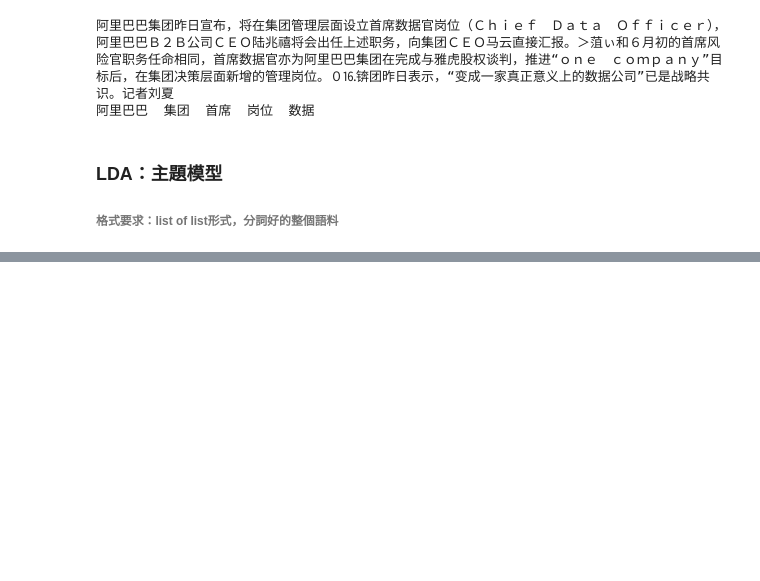
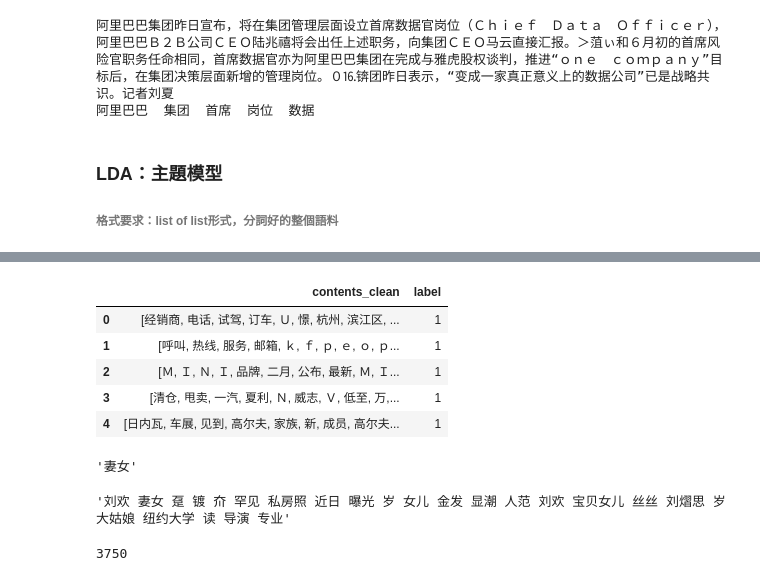
Before and after one commit to hardliver/learn_nlp, a Jupyter notebook: news_classification/main.ipynb, the cells around one changed output, grey strips where cells are left out. Saved outputs shown, nothing was run; the diff lists cells and outputs as text; code cells hidden in the pictures; blank space fills up the shorter version.

```diff
--- a/news_classification/main.ipynb
+++ b/news_classification/main.ipynb
@@ -195,0 +211,11 @@ for topic in lda.print_topics(num_topics=20, num_words=5):
+# %%
+label_mapping = {'汽车': 1, '财经': 2, '科技': 3, '健康': 4, '体育': 5, '教育': 6, '文化': 7, '军事': 8, '娱乐': 9, '时尚': 0}
+df_train['label'] = df_train['label'].map(label_mapping)
+df_train.head()
+# %% [output]
+|  | contents_clean | label |
+| 0 | [经销商, 电话, 试驾, 订车, Ｕ, 憬, 杭州, 滨江区, ... | 1 |
+| 1 | [呼叫, 热线, 服务, 邮箱, ｋ, ｆ, ｐ, ｅ, ｏ, ｐ... | 1 |
+| 2 | [Ｍ, Ｉ, Ｎ, Ｉ, 品牌, 二月, 公布, 最新, Ｍ, Ｉ... | 1 |
+| 3 | [清仓, 甩卖, 一汽, 夏利, Ｎ, 威志, Ｖ, 低至, 万,... | 1 |
+| 4 | [日内瓦, 车展, 见到, 高尔夫, 家族, 新, 成员, 高尔夫... | 1 |
@@ -195,0 +226,19 @@ for topic in lda.print_topics(num_topics=20, num_words=5):
+# %%
+x_train[0][1]
+# %% [output]
+'妻女'
+# %%
+words = []
+for line_index in range(len(x_train)):
+    try:
+#         x_train[line_index][word_index] = str(x_train[line_index][word_index])
+        words.append(' '.join(x_train[line_index]))
+    except:
+        print(line_index, word_index)
+words[0]
+# %% [output]
+'刘欢 妻女 趸 镀 夼 罕见 私房照 近日 曝光 岁 女儿 金发 显潮 人范 刘欢 宝贝女儿 丝丝 刘熠思 岁 大姑娘 纽约大学 读 导演 专业'
+# %%
+print(len(words))
+# %% [output]
+3750
```
Also changed, not shown: parts of 17 cells of this notebook, 1 other file.
